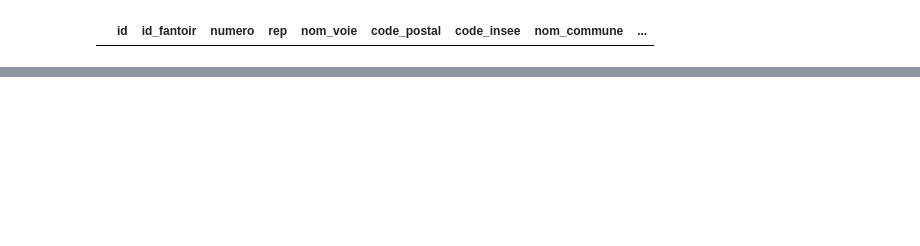
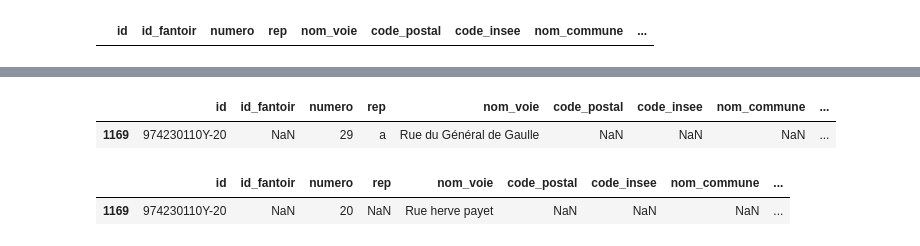
Before and after one commit to gitreunion/datacup-challenge-esi-flipside, a Jupyter notebook: Untitled.ipynb, the cells around one changed output, grey strips where cells are left out. Saved outputs shown, nothing was run; the diff lists cells and outputs as text; code cells hidden in the pictures; blank space fills up the shorter version.

```diff
--- a/Untitled.ipynb
+++ b/Untitled.ipynb
@@ -219,0 +210,2 @@ data
+# %%
+Zeop_Adress_Convert = Convert_ZEOP_to_FormatBAN(Ban_Adress_Certifier, Zeop_Adress)
@@ -219,0 +286,34 @@ data
+# %%
+def ChangeFirmeAdress_With_NeareastCoord( Ban_Adr, Zeop_Adr):
+    # Trouver les points les plus proches
+    result = find_nearest(Ban_Adr, Zeop_Adr)
+
+    Files_Empty = Ban_Adr.iloc[0:0]
+    copy_Zeop_Adr = Zeop_Adr.copy(deep=True)
+    sum_updated = 0
+    # Boucle sur les résultats
+    for _, row in result.iterrows():
+        if row["distance"] < 0.000050:
+            id = row["nearest_df1_id"]
+
+            # Extraire l'adresse correspondante dans Ban_Adr
+            adr = Ban_Adr[Ban_Adr["id"] == id][["numero", "rep","nom_voie"]]
+            #print(adr)
+            if not adr.empty:  # Vérifier que les données existent
+                adr_num = adr.iloc[0]["numero"]
+                adr_rep = adr.iloc[0]["rep"]
+                adr_nomVoie = adr.iloc[0]["nom_voie"]
+                #print(adr_nomVoie)
+                # Mettre à jour Zeop_Adr
+                id_zeop = row["df2_id"]
+                #print(copy_Zeop_Adr[copy_Zeop_Adr["id"] == id_zeop]["nom_voie"])
+                copy_Zeop_Adr.loc[copy_Zeop_Adr["id"] == id_zeop, "numero"] = adr_num
+                copy_Zeop_Adr.loc[copy_Zeop_Adr["id"] == id_zeop, "rep"] = adr_rep
+                copy_Zeop_Adr.loc[copy_Zeop_Adr["id"] == id_zeop, "nom_voie"] = adr_nomVoie
+                #print(copy_Zeop_Adr[copy_Zeop_Adr["id"] == id_zeop]["nom_voie"])
+                sum_updated+=1
+                #print(copy_Zeop_Adr.loc[copy_Zeop_Adr["id"] == id_zeop])
+                Files_Empty = pd.concat([Files_Empty, copy_Zeop_Adr.loc[copy_Zeop_Adr["id"] == id_zeop]])
+            #print("-------")
+    print(sum_updated)
+    return copy_Zeop_Adr, Files_Empty
@@ -219,0 +340,10 @@ data
+# %%
+Update_Zeop_Adr[Update_Zeop_Adr["id"] == "974230110Y-20"] #L'adresse a été modifiée dans ce cas
+# %% [output]
+|  | id | id_fantoir | numero | rep | nom_voie | code_postal | code_insee | nom_commune | ... |
+| 1169 | 974230110Y-20 | NaN | 29 | a | Rue du Général de Gaulle | NaN | NaN | NaN | ... |
+# %%
+Zeop_Adress_Convert[Zeop_Adress_Convert["id"] == "974230110Y-20"] #L'adresse a été modifiée dans ce cas
+# %% [output]
+|  | id | id_fantoir | numero | rep | nom_voie | code_postal | code_insee | nom_commune | ... |
+| 1169 | 974230110Y-20 | NaN | 20 | NaN | Rue herve payet | NaN | NaN | NaN | ... |
```
Also changed, not shown: parts of 49 cells of this notebook, 5 other files.
